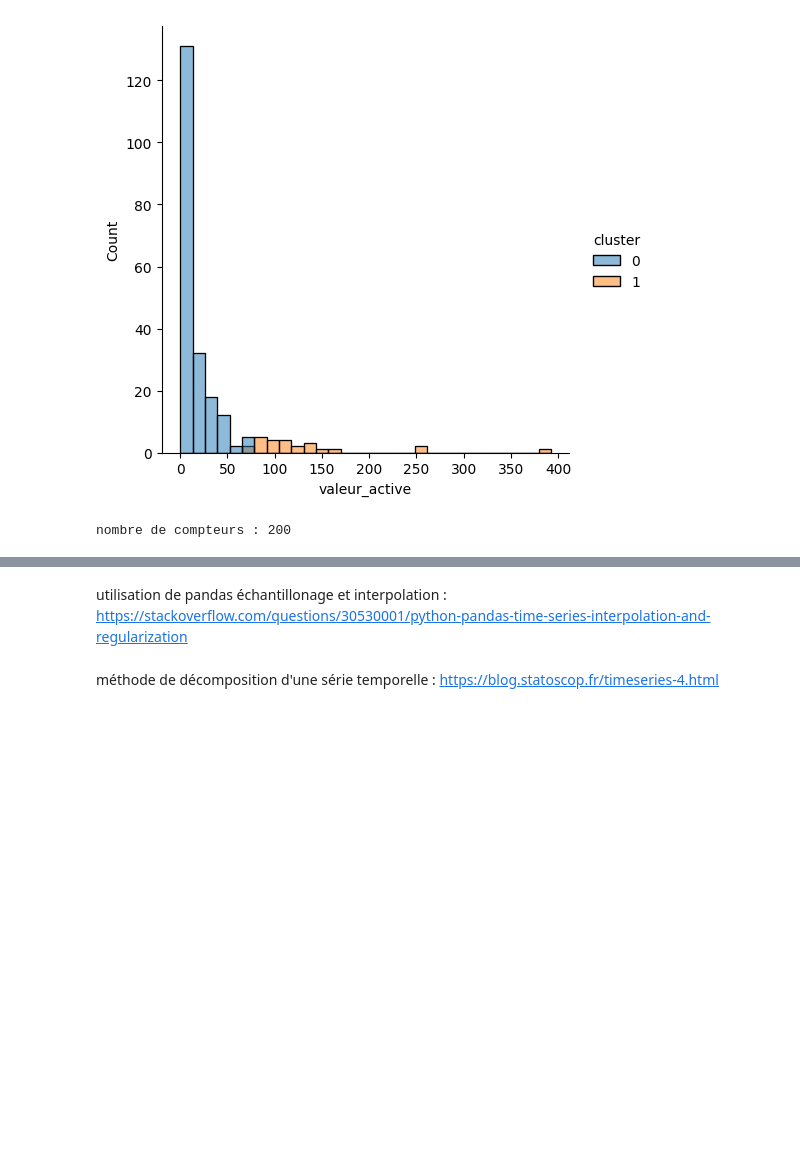
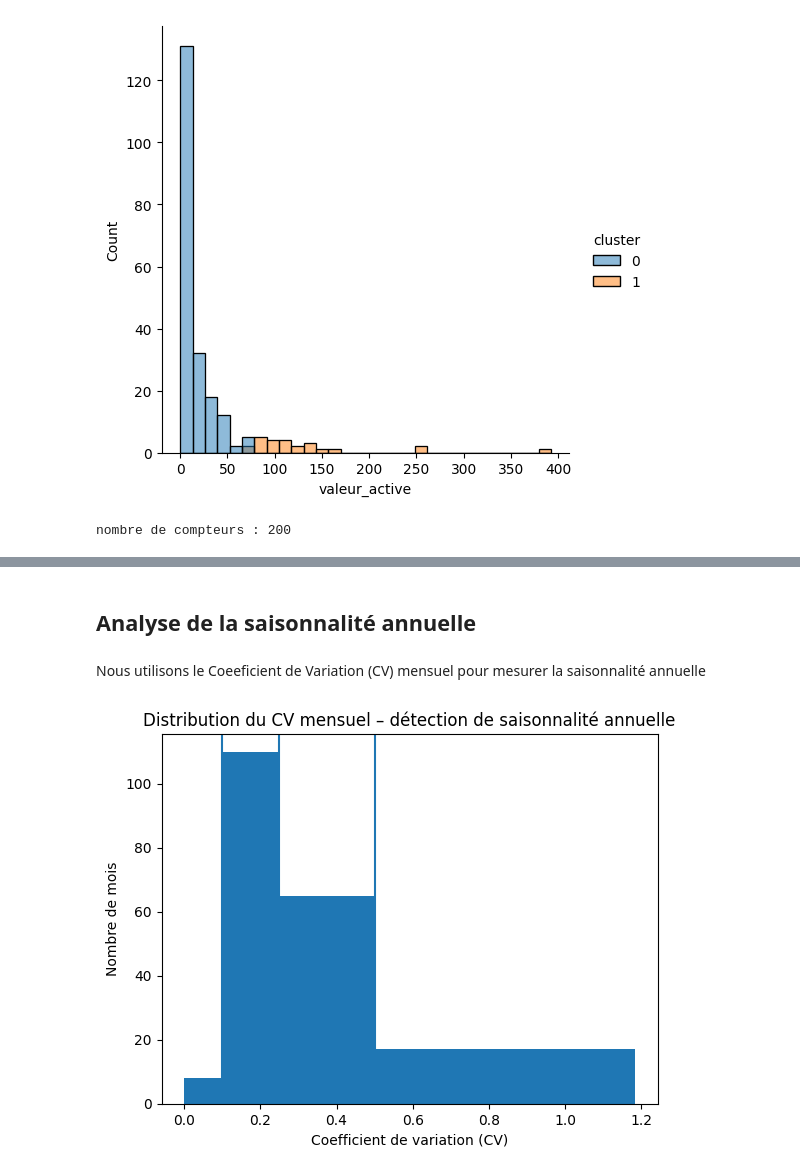
Before and after one commit to montagneForEver/ML_consommation_eau, a Jupyter notebook: exploration_finale.ipynb, the cells around one changed output, grey strips where cells are left out. Saved outputs shown, nothing was run; the diff lists cells and outputs as text; code cells hidden in the pictures; blank space fills up the shorter version.

Commit message:
analyse saisonnalité

```diff
--- a/exploration_finale.ipynb
+++ b/exploration_finale.ipynb
@@ -389,2 +367,0 @@ on commence par supprimer les valeurs nulles pour ne pas fausser les calculs de
-# %%
-data.loc[data["valeur_active"]<=0,"valeur_active"]=np.nan
@@ -480,7 +367,0 @@ libelle ID_355 taille 508
-# %%
-dict_series = {}
-
-for libelle in libelles_train:
-    mask=(data["libelle"]==libelle) & (data["valeur_active"].notna())
-    if mask.sum() >= 365:
-        dict_series[libelle]=data[mask].set_index("date")["valeur_active"]
@@ -692,4 +368,42 @@ for i in range(len(win)):
-# %% [markdown]
-utilisation de pandas échantillonage et interpolation : https://stackoverflow.com/questions/30530001/python-pandas-time-series-interpolation-and-regularization
-# %% [markdown]
-méthode de décomposition d'une série temporelle : https://blog.statoscop.fr/timeseries-4.html
+# %% [markdown]
+## Analyse de la saisonnalité annuelle
+# %% [markdown]
+Nous utilisons le Coeeficient de Variation (CV) mensuel pour mesurer la saisonnalité annuelle
+# %%
+data_metrics = (
+    data
+      .groupby([data_eau['date'].dt.month, "libelle"])
+      .agg(
+          nb_valeur_active=("valeur_active", "count"),
+          min_valeur_active=("valeur_active", "min"),
+          max_valeur_active=("valeur_active", "max"),
+          moy_valeur_active=("valeur_active", "mean"),
+      ).rename_axis(index=["mois", "libelle"])
+)
+data_metrics=data_metrics.groupby("libelle").agg(
+    min_mensuel=("moy_valeur_active", 'min'),
+    max_mensuel=("moy_valeur_active", 'max'),
+    moy_mensuel=("moy_valeur_active", 'mean'),
+    std_mensuel=("moy_valeur_active", 'std'),
+)
+# %%
+
+cv = data_metrics["std_mensuel"] / data_metrics["moy_mensuel"]
+
+# Définition des bins selon les seuils de saisonnalité
+bins = [0, 0.1, 0.25, 0.5, np.max(cv) + 1e-6]
+
+plt.hist(cv, bins=bins)
+
+# Lignes verticales pour les seuils clés
+plt.axvline(0.1)
+plt.axvline(0.25)
+plt.axvline(0.5)
+
+plt.xlabel("Coefficient de variation (CV)")
+plt.ylabel("Nombre de mois")
+plt.title("Distribution du CV mensuel – détection de saisonnalité annuelle")
+
+plt.show()
+# %% [output]
+[figure, added]
```
Also changed, not shown: parts of 67 cells of this notebook.
